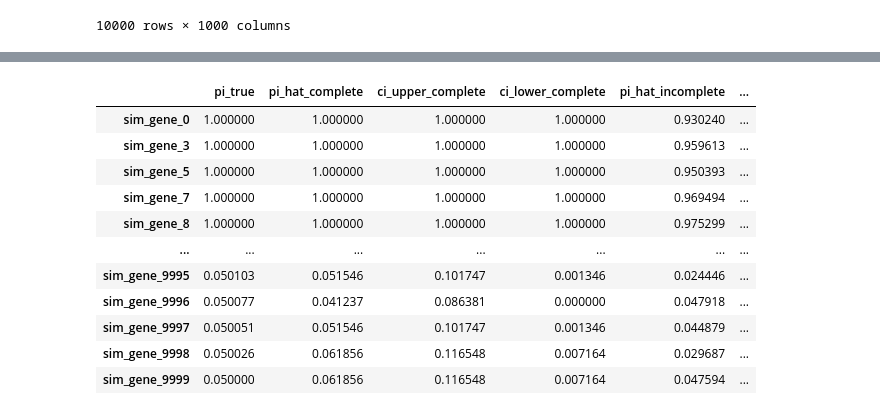
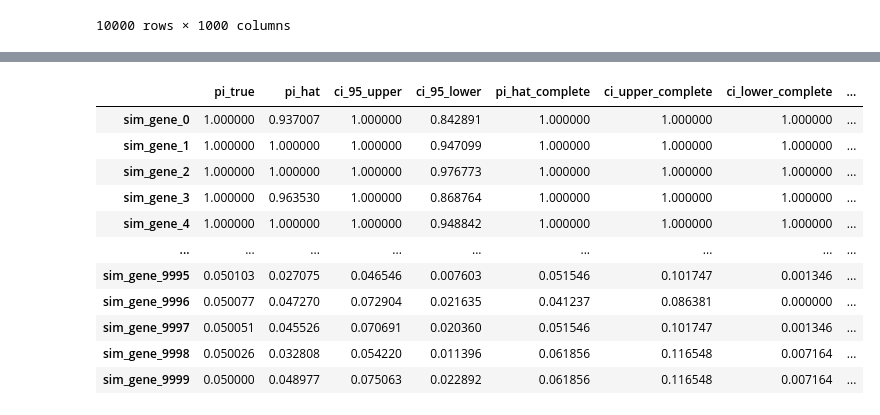
Before and after one commit to blasks/gene-prevalence, a Jupyter notebook: experiments/simulation-experiments.ipynb, the cells around one changed output, grey strips where cells are left out. Saved outputs shown, nothing was run; the diff lists cells and outputs as text; code cells hidden in the pictures.

```diff
--- a/experiments/simulation-experiments.ipynb
+++ b/experiments/simulation-experiments.ipynb
@@ -77,8 +189,5 @@ observed_data_matrix
 # %%
 # fit the Bernoulli prevalence model to the complete and incomplete genomes independently
-
-# set significance level for confidence intervals
-alpha = 0.05
 
 # separate out complete and incomplete genomes
 sim_complete_df = observed_data_matrix.loc[:, completeness_vector == 1]
@@ -92,7 +201,7 @@ complete_model = BernoulliPrevalenceModel(
 )
 pi_hat_complete = complete_model.estimate_prevalence()
 ci_lower_complete, ci_upper_complete = complete_model.confidence_interval(
-    alpha=alpha)
+    alpha=0.05)
 
 # incomplete genomes
 incomplete_model = BernoulliPrevalenceModel(
@@ -102,27 +211,40 @@ incomplete_model = BernoulliPrevalenceModel(
 )
 pi_hat_incomplete = incomplete_model.estimate_prevalence()
 ci_lower_incomplete, ci_upper_incomplete = incomplete_model.confidence_interval(
-    alpha=alpha)
+    alpha=0.05)
 
-# pull results together into a dataframe for comparison and visualization
-estimate_df = pd.DataFrame(
-    {
-        "pi_true": pi_vector_true,
-        "pi_hat_complete": pi_hat_complete,
-        "ci_upper_complete": ci_upper_complete,
-        "ci_lower_complete": ci_lower_complete,
-        "pi_hat_incomplete": pi_hat_incomplete,
-        "ci_upper_incomplete": ci_upper_incomplete,
-        "ci_lower_incomplete": ci_lower_incomplete,
-    }
+# add results to estimate dataframe
+estimate_df["pi_hat_complete"] = pi_hat_complete
+estimate_df["ci_upper_complete"] = ci_upper_complete
+estimate_df["ci_lower_complete"] = ci_lower_complete
+estimate_df["pi_hat_incomplete"] = pi_hat_incomplete
+estimate_df["ci_upper_incomplete"] = ci_upper_incomplete
+estimate_df["ci_lower_incomplete"] = ci_lower_incomplete
+
+# calculate proportions of points where true prevalence is within each CI
+# and where each estimate is within the other's CI
+true_in_complete = (
+    (estimate_df["pi_true"] >= estimate_df["ci_lower_complete"]) &
+    (estimate_df["pi_true"] <= estimate_df["ci_upper_complete"])
 )
-
-# # drop genes with prevalence of 0 in both complete and incomplete genomes
-# estimate_df = estimate_df[~((estimate_df["pi_hat_complete"] == 0) & (estimate_df["pi_hat_incomplete"] == 0))]
-
-# drop genes with prevalence of 1 in both complete and incomplete genomes
-estimate_df = estimate_df[~((estimate_df["pi_hat_complete"] == 1) & (estimate_df["pi_hat_incomplete"] == 1))]
-
+true_in_incomplete = (
+    (estimate_df["pi_true"] >= estimate_df["ci_lower_incomplete"]) &
+    (estimate_df["pi_true"] <= estimate_df["ci_upper_incomplete"])
+)
+within_ci_complete = (
+    (estimate_df["pi_hat_incomplete"] >= estimate_df["ci_lower_complete"]) &
+    (estimate_df["pi_hat_incomplete"] <= estimate_df["ci_upper_complete"])
+)
+within_ci_incomplete = (
+    (estimate_df["pi_hat_complete"] >= estimate_df["ci_lower_incomplete"]) &
+    (estimate_df["pi_hat_complete"] <= estimate_df["ci_upper_incomplete"])
+)
+print(f"Proportion of points where true prevalence is within complete CI: {true_in_complete.mean():.2f}")
+print(f"Proportion of points where true prevalence is within incomplete CI: {true_in_incomplete.mean():.2f}")
+print(f"Proportion of points where incomplete estimate is within complete CI: {within_ci_complete.mean():.2f}")
+print(f"Proportion of points where complete estimate is within incomplete CI: {within_ci_incomplete.mean():.2f}")
+print(f"Proportion of points where at least one estimate is within the other's CI: {(within_ci_complete | within_ci_incomplete).mean():.2f}")
+print(f"Proportion of points where both estimates are within each other's CI: {(within_ci_complete & within_ci_incomplete).mean():.2f}")
 
 estimate_df
 # %% [output]
@@ -129,12 +257,12 @@ estimate_df
-|  | pi_true | pi_hat_complete | ci_upper_complete | ci_lower_complete | pi_hat_incomplete | ... |
-| sim_gene_0 | 1.000000 | 1.000000 | 1.000000 | 1.000000 | 0.930240 | ... |
-| sim_gene_3 | 1.000000 | 1.000000 | 1.000000 | 1.000000 | 0.959613 | ... |
-| sim_gene_5 | 1.000000 | 1.000000 | 1.000000 | 1.000000 | 0.950393 | ... |
-| sim_gene_7 | 1.000000 | 1.000000 | 1.000000 | 1.000000 | 0.969494 | ... |
-| sim_gene_8 | 1.000000 | 1.000000 | 1.000000 | 1.000000 | 0.975299 | ... |
-| ... | ... | ... | ... | ... | ... | ... |
-| sim_gene_9995 | 0.050103 | 0.051546 | 0.101747 | 0.001346 | 0.024446 | ... |
-| sim_gene_9996 | 0.050077 | 0.041237 | 0.086381 | 0.000000 | 0.047918 | ... |
-| sim_gene_9997 | 0.050051 | 0.051546 | 0.101747 | 0.001346 | 0.044879 | ... |
-| sim_gene_9998 | 0.050026 | 0.061856 | 0.116548 | 0.007164 | 0.029687 | ... |
-| sim_gene_9999 | 0.050000 | 0.061856 | 0.116548 | 0.007164 | 0.047594 | ... |
+|  | pi_true | pi_hat | ci_95_upper | ci_95_lower | pi_hat_complete | ci_upper_complete | ci_lower_complete | ... |
+| sim_gene_0 | 1.000000 | 0.937007 | 1.000000 | 0.842891 | 1.000000 | 1.000000 | 1.000000 | ... |
+| sim_gene_1 | 1.000000 | 1.000000 | 1.000000 | 0.947099 | 1.000000 | 1.000000 | 1.000000 | ... |
+| sim_gene_2 | 1.000000 | 1.000000 | 1.000000 | 0.976773 | 1.000000 | 1.000000 | 1.000000 | ... |
+| sim_gene_3 | 1.000000 | 0.963530 | 1.000000 | 0.868764 | 1.000000 | 1.000000 | 1.000000 | ... |
+| sim_gene_4 | 1.000000 | 1.000000 | 1.000000 | 0.948842 | 1.000000 | 1.000000 | 1.000000 | ... |
+| ... | ... | ... | ... | ... | ... | ... | ... | ... |
+| sim_gene_9995 | 0.050103 | 0.027075 | 0.046546 | 0.007603 | 0.051546 | 0.101747 | 0.001346 | ... |
+| sim_gene_9996 | 0.050077 | 0.047270 | 0.072904 | 0.021635 | 0.041237 | 0.086381 | 0.000000 | ... |
+| sim_gene_9997 | 0.050051 | 0.045526 | 0.070691 | 0.020360 | 0.051546 | 0.101747 | 0.001346 | ... |
+| sim_gene_9998 | 0.050026 | 0.032808 | 0.054220 | 0.011396 | 0.061856 | 0.116548 | 0.007164 | ... |
+| sim_gene_9999 | 0.050000 | 0.048977 | 0.075063 | 0.022892 | 0.061856 | 0.116548 | 0.007164 | ... |
```
Also changed, not shown: parts of 8 cells of this notebook.
